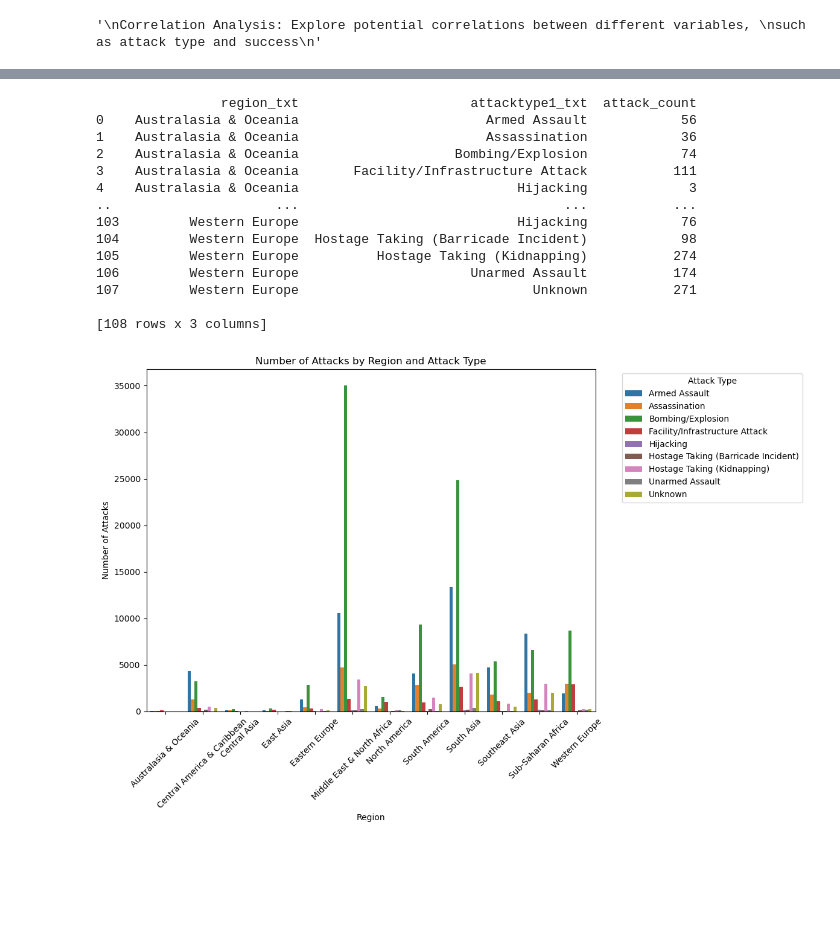
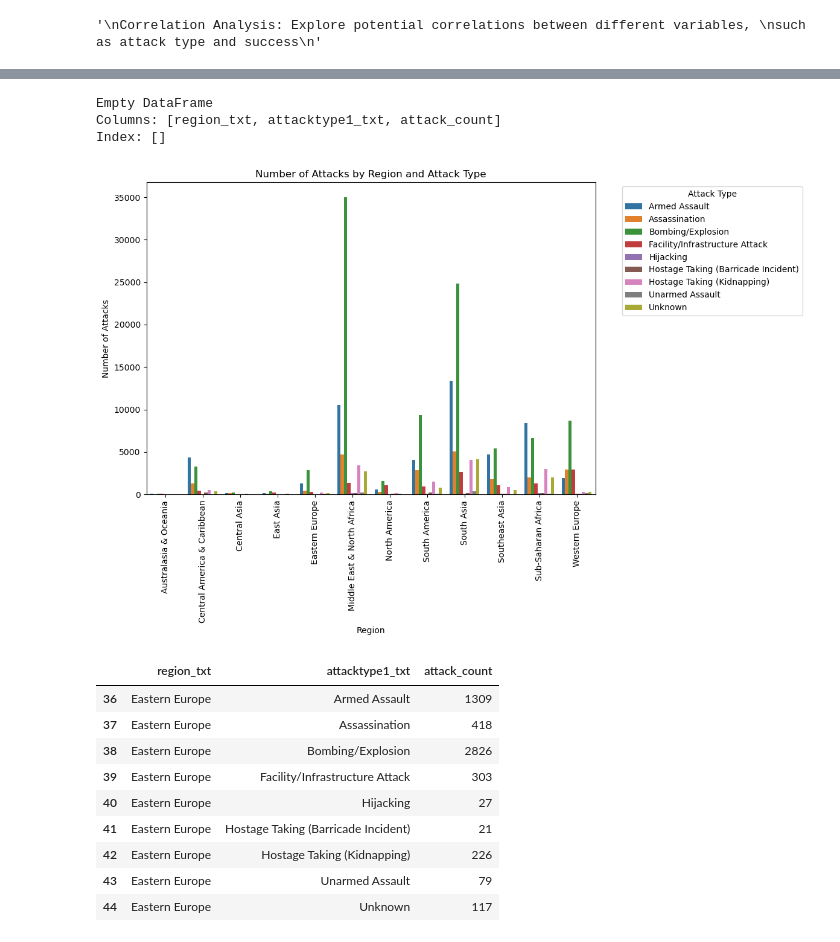
Before and after one commit to OKI300MER/effective_terrorism_exploration, a Jupyter notebook: effective_terrorisim_tactics.ipynb, the cells around one changed output, grey strips where cells are left out. Drawn from its saved outputs; the diff is of its cells as text; code cells hidden in the pictures; blank space fills up the shorter version.

```diff
--- a/effective_terrorisim_tactics.ipynb
+++ b/effective_terrorisim_tactics.ipynb
@@ -228,35 +226,37 @@ plt.show()
 # %%
 # Number of Attacks by region and type
 
 # Group by region and attack type, and count the number of attacks
 attacks_by_region_type = cleaned_terrorism_df.groupby(['region_txt', 'attacktype1_txt']).size().reset_index(name='attack_count')
 
 # Print the resulting DataFrame
-print(attacks_by_region_type)
+print(attacks_by_region_type[attacks_by_region_type['region_txt'] == "Eastern Eurpoe"])
 
 # Plot using Seaborn
 plt.figure(figsize=(12, 8))
 sns.barplot(data=attacks_by_region_type, x='region_txt', y='attack_count', hue='attacktype1_txt', palette='tab10')
 plt.xlabel('Region')
 plt.ylabel('Number of Attacks')
 plt.title('Number of Attacks by Region and Attack Type')
 plt.legend(title='Attack Type', bbox_to_anchor=(1.05, 1), loc='upper left')
-plt.xticks(rotation=45)
+plt.xticks(rotation=90)
 plt.tight_layout()
 plt.show()
 # %% [output]
-                region_txt                      attacktype1_txt  attack_count
-0    Australasia & Oceania                        Armed Assault            56
-1    Australasia & Oceania                        Assassination            36
-2    Australasia & Oceania                    Bombing/Explosion            74
-3    Australasia & Oceania       Facility/Infrastructure Attack           111
-4    Australasia & Oceania                            Hijacking             3
-..                     ...                                  ...           ...
-103         Western Europe                            Hijacking            76
-104         Western Europe  Hostage Taking (Barricade Incident)            98
-105         Western Europe          Hostage Taking (Kidnapping)           274
-106         Western Europe                      Unarmed Assault           174
-107         Western Europe                              Unknown           271
-
-[108 rows x 3 columns]
+Empty DataFrame
+Columns: [region_txt, attacktype1_txt, attack_count]
+Index: []
-[figure, old version]
+[figure, new version]
+# %%
+attacks_by_region_type[attacks_by_region_type['region_txt'] == 'Eastern Europe']
+# %% [output]
+|  | region_txt | attacktype1_txt | attack_count |
+| 36 | Eastern Europe | Armed Assault | 1309 |
+| 37 | Eastern Europe | Assassination | 418 |
+| 38 | Eastern Europe | Bombing/Explosion | 2826 |
+| 39 | Eastern Europe | Facility/Infrastructure Attack | 303 |
+| 40 | Eastern Europe | Hijacking | 27 |
+| 41 | Eastern Europe | Hostage Taking (Barricade Incident) | 21 |
+| 42 | Eastern Europe | Hostage Taking (Kidnapping) | 226 |
+| 43 | Eastern Europe | Unarmed Assault | 79 |
+| 44 | Eastern Europe | Unknown | 117 |
```
Also changed, not shown: parts of 6 cells of this notebook, 1 other file.
